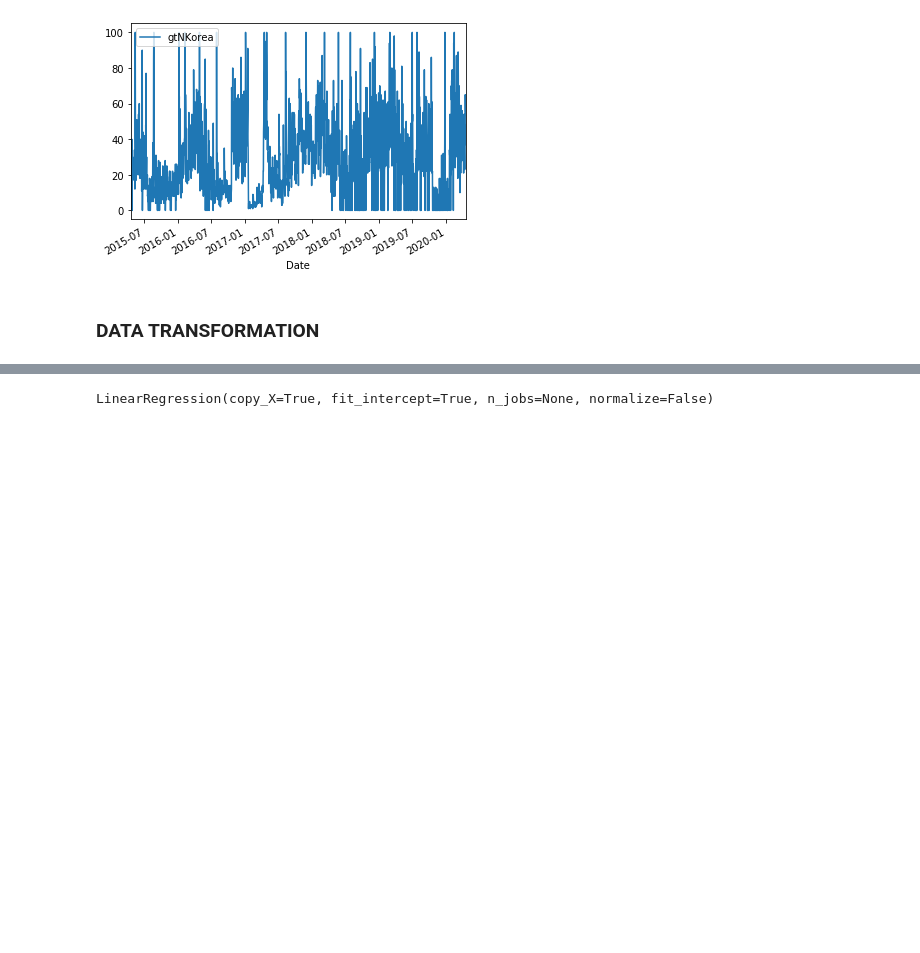
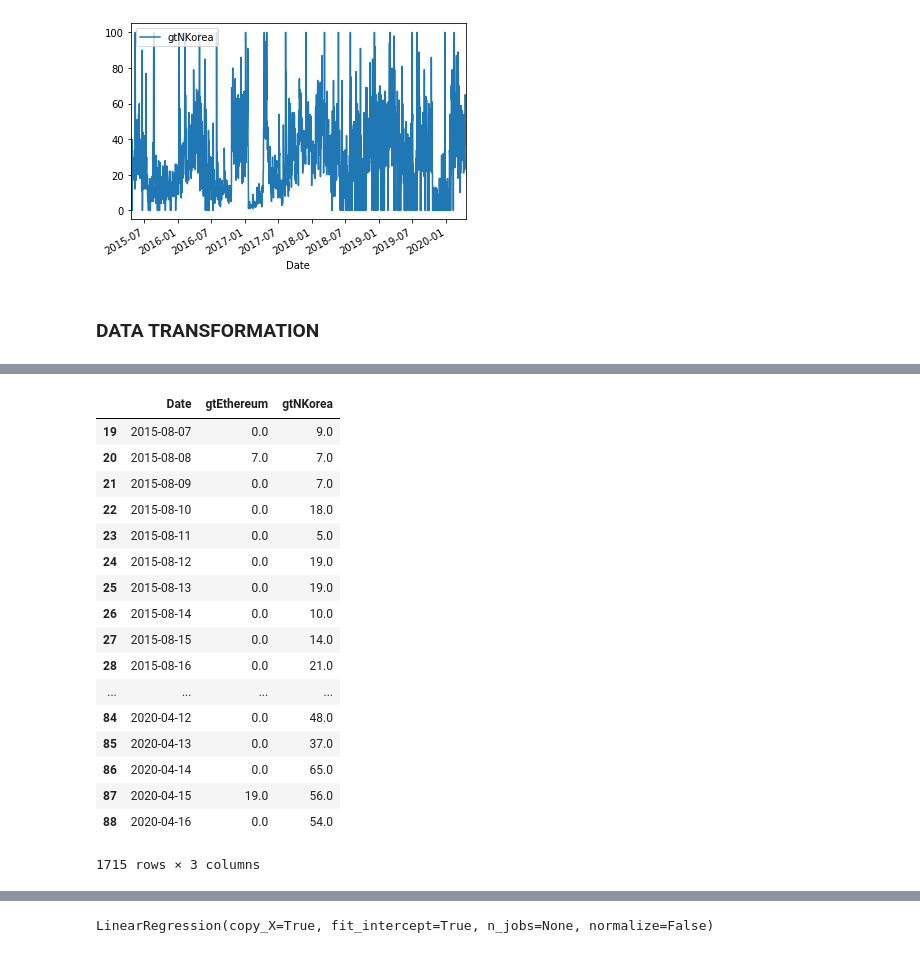
Before and after one commit to petrenkosv/data-science-school, a Jupyter notebook: Data Science - practice/Data Science BTC.ipynb, the cells around one changed output, grey strips where cells are left out. Drawn from its saved outputs; the diff is of its cells as text; code cells hidden in the pictures; blank space fills up the shorter version.

```diff
--- a/Data Science - practice/Data Science BTC.ipynb
+++ b/Data Science - practice/Data Science BTC.ipynb
@@ -100,0 +143,36 @@ plt.show()
+# %%
+google_trend_data['Date'] = google_trend_data['Date'].astype('datetime64[ns]')
+google_trend_data['gtEthereum'] = google_trend_data['gtEthereum'].astype('float')
+
+#i = range(0,1825)
+
+# google_trend_data['Date'] = google_trend_data['Date'].dt.date
+
+google_trend_data2 = pd.DataFrame({'Date': google_trend_data['Date'],
+                                   'gtEthereum': google_trend_data['gtEthereum'],
+                                   'gtNKorea': google_trend_data['gtNKorea']})
+
+
+
+google_trend_data2.sort_values(by = 'Date')[110:]
+
+#google_trend_data2 = (index = i)
+# %% [output]
+|  | Date | gtEthereum | gtNKorea |
+| 19 | 2015-08-07 | 0.0 | 9.0 |
+| 20 | 2015-08-08 | 7.0 | 7.0 |
+| 21 | 2015-08-09 | 0.0 | 7.0 |
+| 22 | 2015-08-10 | 0.0 | 18.0 |
+| 23 | 2015-08-11 | 0.0 | 5.0 |
+| 24 | 2015-08-12 | 0.0 | 19.0 |
+| 25 | 2015-08-13 | 0.0 | 19.0 |
+| 26 | 2015-08-14 | 0.0 | 10.0 |
+| 27 | 2015-08-15 | 0.0 | 14.0 |
+| 28 | 2015-08-16 | 0.0 | 21.0 |
+| ... | ... | ... | ... |
+| 84 | 2020-04-12 | 0.0 | 48.0 |
+| 85 | 2020-04-13 | 0.0 | 37.0 |
+| 86 | 2020-04-14 | 0.0 | 65.0 |
+| 87 | 2020-04-15 | 19.0 | 56.0 |
+| 88 | 2020-04-16 | 0.0 | 54.0 |
+1715 rows × 3 columns
```
Also changed, not shown: parts of 4 cells of this notebook, 2 other files.
